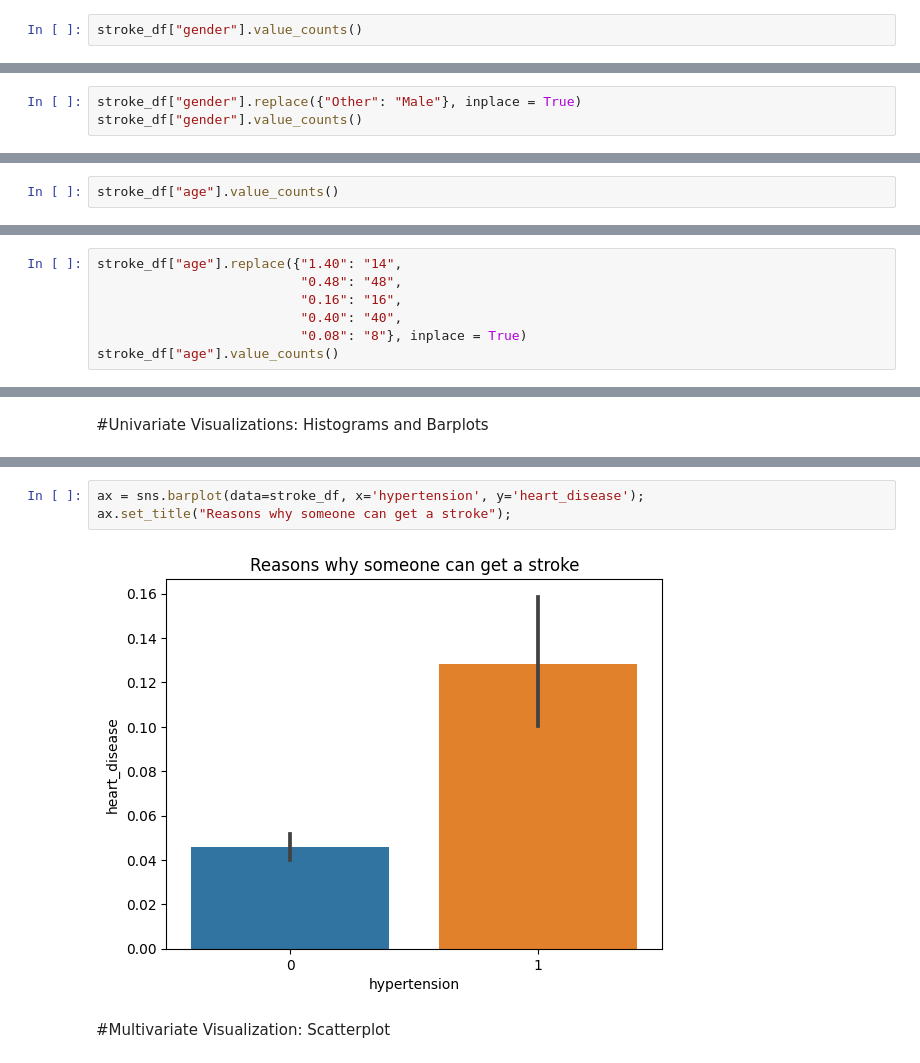
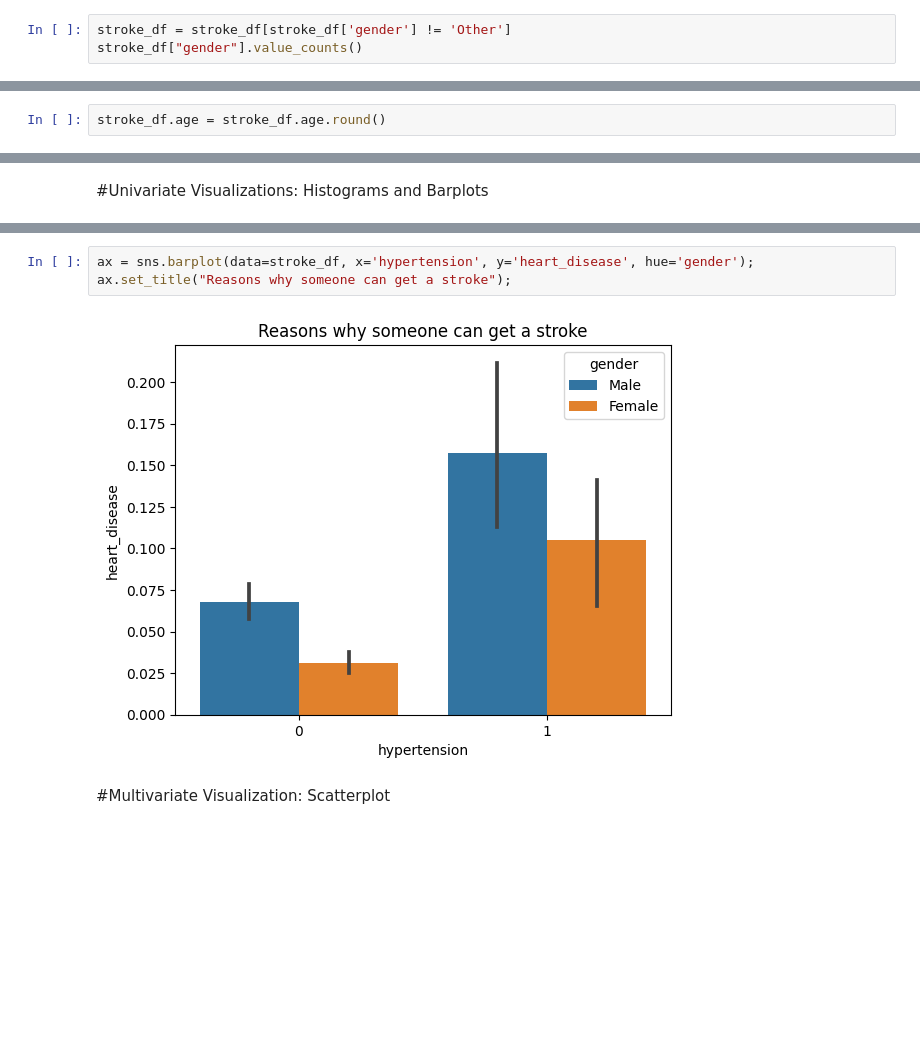
Before and after one commit to CatDawn29/Catherine-Project-2.0, a Jupyter notebook: Tippins_Project_2.ipynb, the cells around one changed output, grey strips where cells are left out. Drawn from its saved outputs; the diff is of its cells as text; blank space fills up the shorter version.

```diff
--- a/Tippins_Project_2.ipynb
+++ b/Tippins_Project_2.ipynb
@@ -128,4 +128,5 @@ dtype: object
 # %%
+stroke_df = stroke_df[stroke_df['gender'] != 'Other']
 stroke_df["gender"].value_counts()
 # %% [output]
 Female    2994
@@ -134,4 +134 @@ Other        1
 Name: gender, dtype: int64
-# %%
-stroke_df["gender"].replace({"Other": "Male"}, inplace = True)
-stroke_df["gender"].value_counts()
@@ -142,3 +135,3 @@ Name: gender, dtype: int64
 # %%
-stroke_df["age"].value_counts()
+stroke_df.age = stroke_df.age.round()
 # %% [output]
@@ -157,7 +142,0 @@ Name: age, Length: 104, dtype: int64
-# %%
-stroke_df["age"].replace({"1.40": "14",
-                          "0.48": "48",
-                          "0.16": "16",
-                          "0.40": "40",
-                          "0.08": "8"}, inplace = True)
-stroke_df["age"].value_counts()
@@ -313,10 +348,10 @@ ax.set_ylabel('heart_disease');
 # %% [output]
 [figure]
 # %%
-ax = sns.barplot(data=stroke_df, x='hypertension', y='heart_disease');
+ax = sns.barplot(data=stroke_df, x='hypertension', y='heart_disease', hue='gender');
 ax.set_title("Reasons why someone can get a stroke");
 # %% [output]
-[figure, old version]
+[figure, new version]
 # %% [markdown]
 #Multivariate Visualization: Scatterplot
 # %%
```
Also changed, not shown: parts of 33 cells of this notebook.
